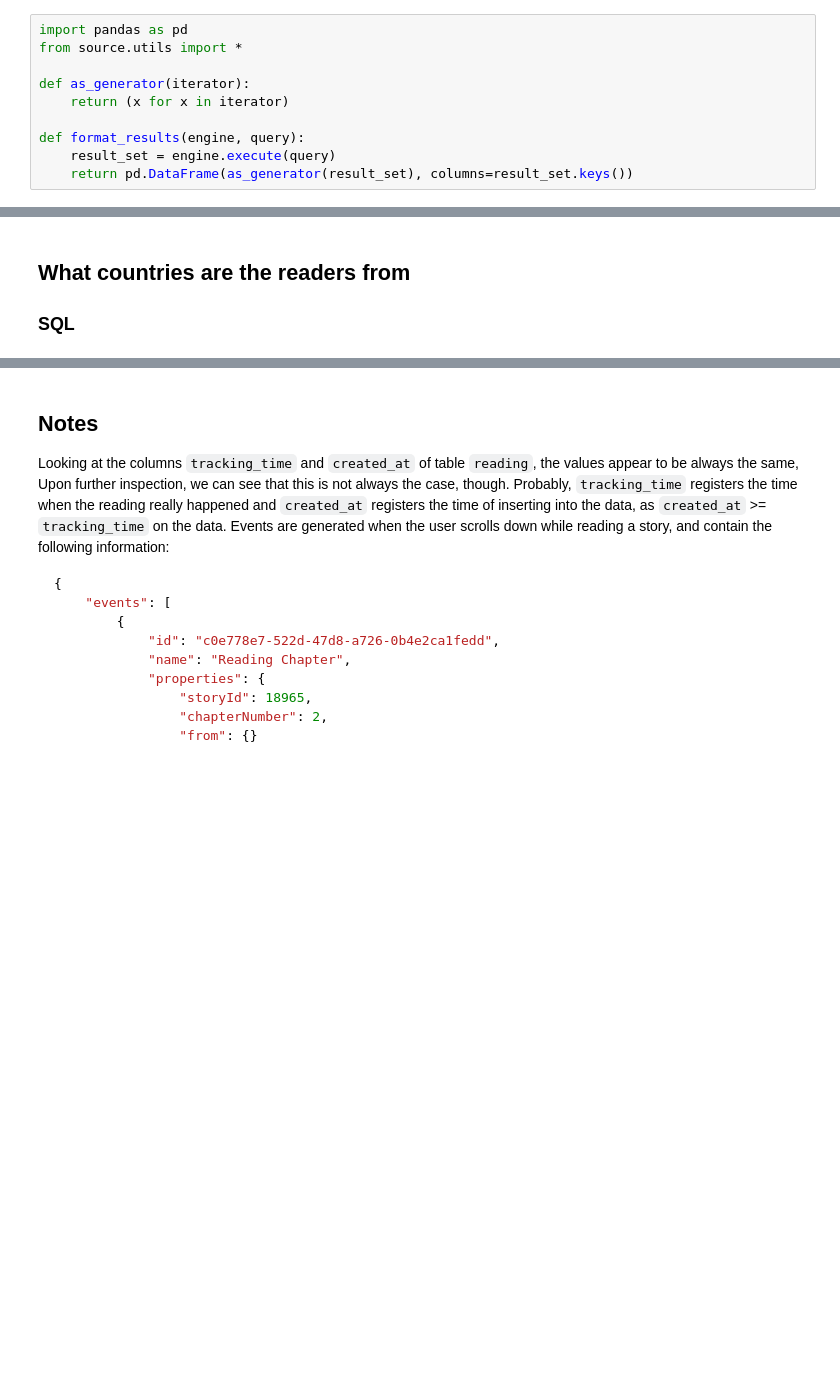
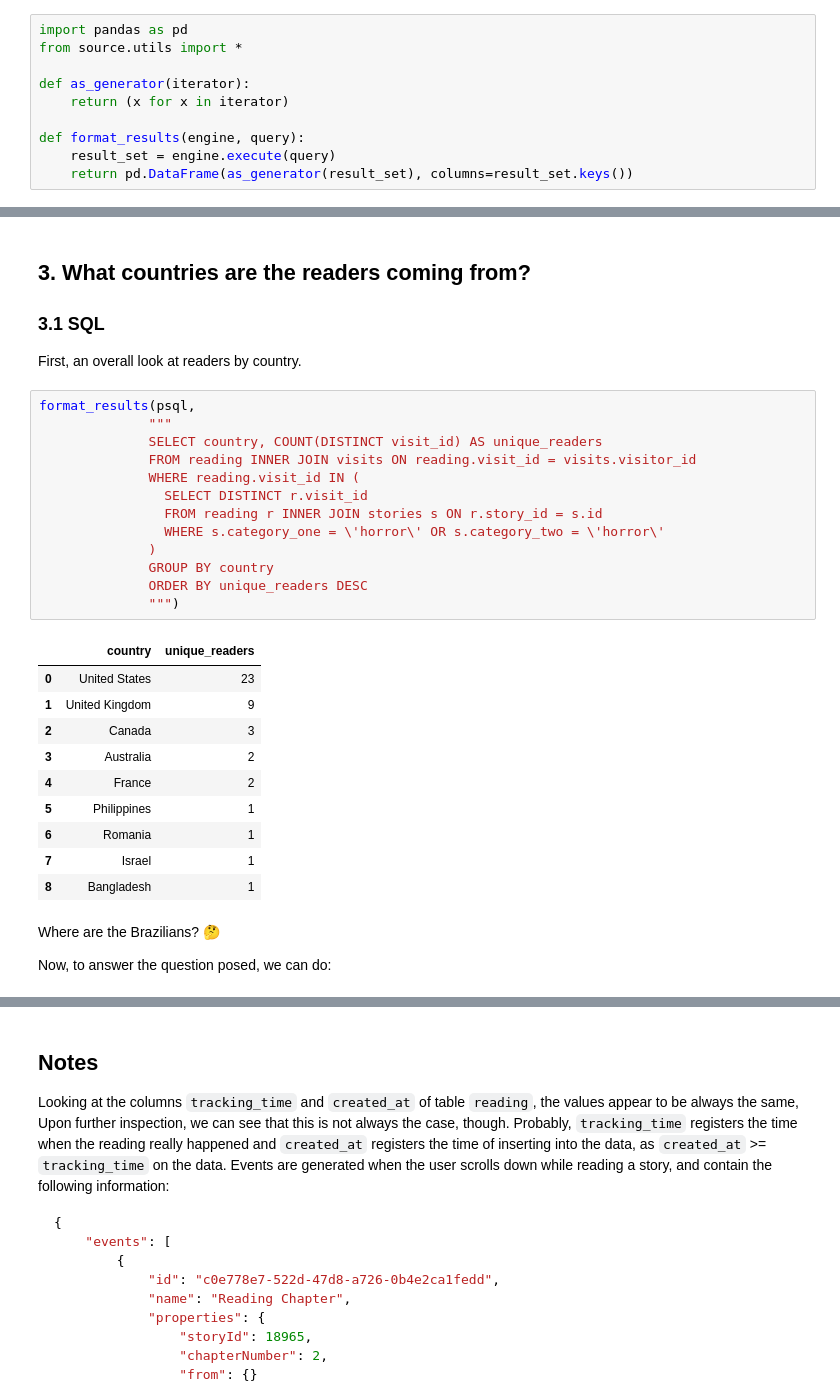
Before and after one commit to fanta-mnix/dockerized-python-postgres, a Jupyter notebook: analysis.ipynb, the cells around one changed output, grey strips where cells are left out. Saved outputs shown, nothing was run; the diff lists cells and outputs as text; blank space fills up the shorter version.

```diff
--- a/analysis.ipynb
+++ b/analysis.ipynb
@@ -139,6 +292,35 @@ pd.concat([n2_sql, n2_pandas], axis=1)
 # %% [markdown]
-## What countries are the readers from
-### SQL
+## 3. What countries are the readers coming from?
+### 3.1 SQL
+First, an overall look at readers by country.
+# %%
+format_results(psql,
+              """
+              SELECT country, COUNT(DISTINCT visit_id) AS unique_readers
+              FROM reading INNER JOIN visits ON reading.visit_id = visits.visitor_id
+              WHERE reading.visit_id IN (
+                SELECT DISTINCT r.visit_id
+                FROM reading r INNER JOIN stories s ON r.story_id = s.id
+                WHERE s.category_one = \'horror\' OR s.category_two = \'horror\'
+              )
+              GROUP BY country
+              ORDER BY unique_readers DESC
+              """)
+# %% [output]
+|  | country | unique_readers |
+| 0 | United States | 23 |
+| 1 | United Kingdom | 9 |
+| 2 | Canada | 3 |
+| 3 | Australia | 2 |
+| 4 | France | 2 |
+| 5 | Philippines | 1 |
+| 6 | Romania | 1 |
+| 7 | Israel | 1 |
+| 8 | Bangladesh | 1 |
+# %% [markdown]
+Where are the Brazilians? 🤔
+
+Now, to answer the question posed, we can do:
 # %%
 n3_sql = format_results(psql,
               """
```
Also changed, not shown: parts of 38 cells of this notebook, 10 other files.
